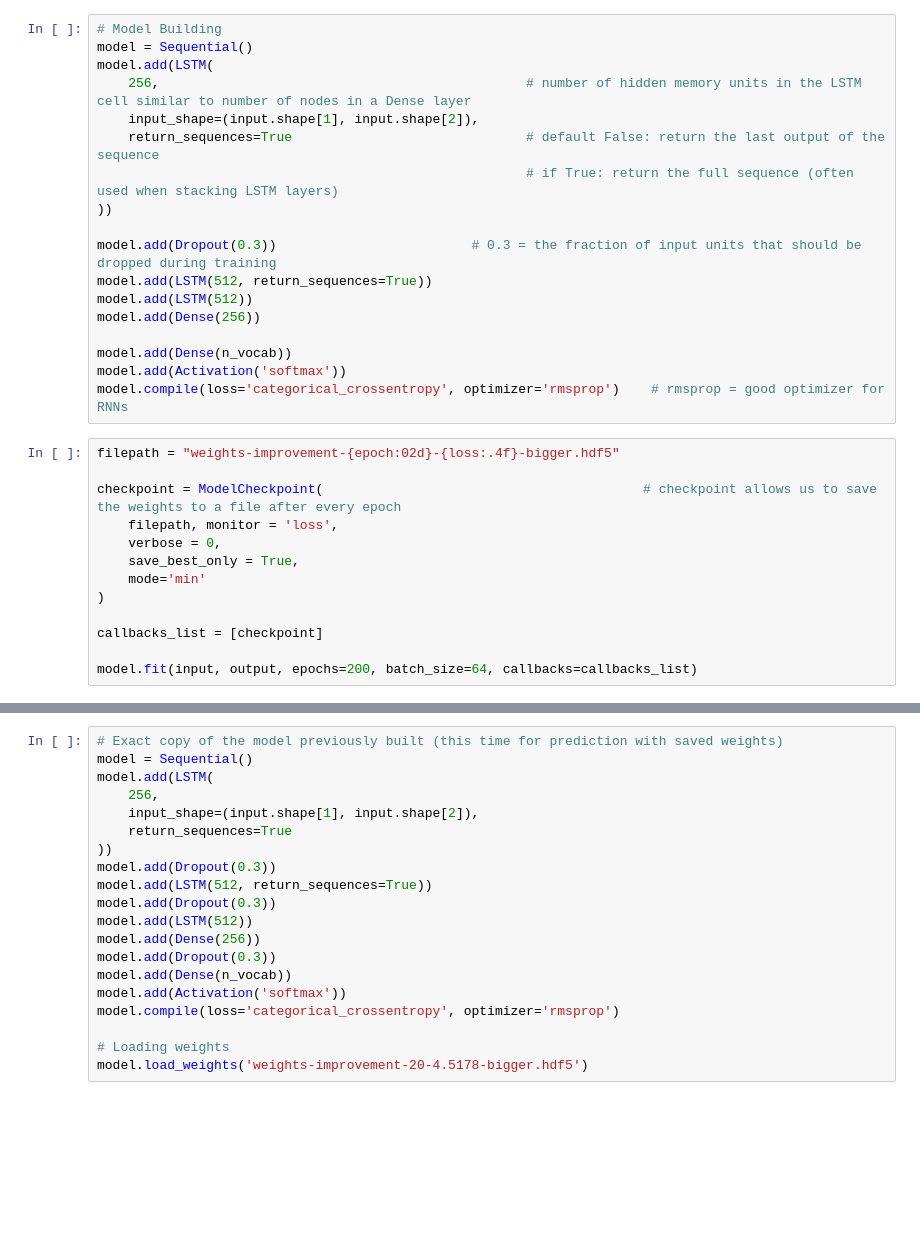
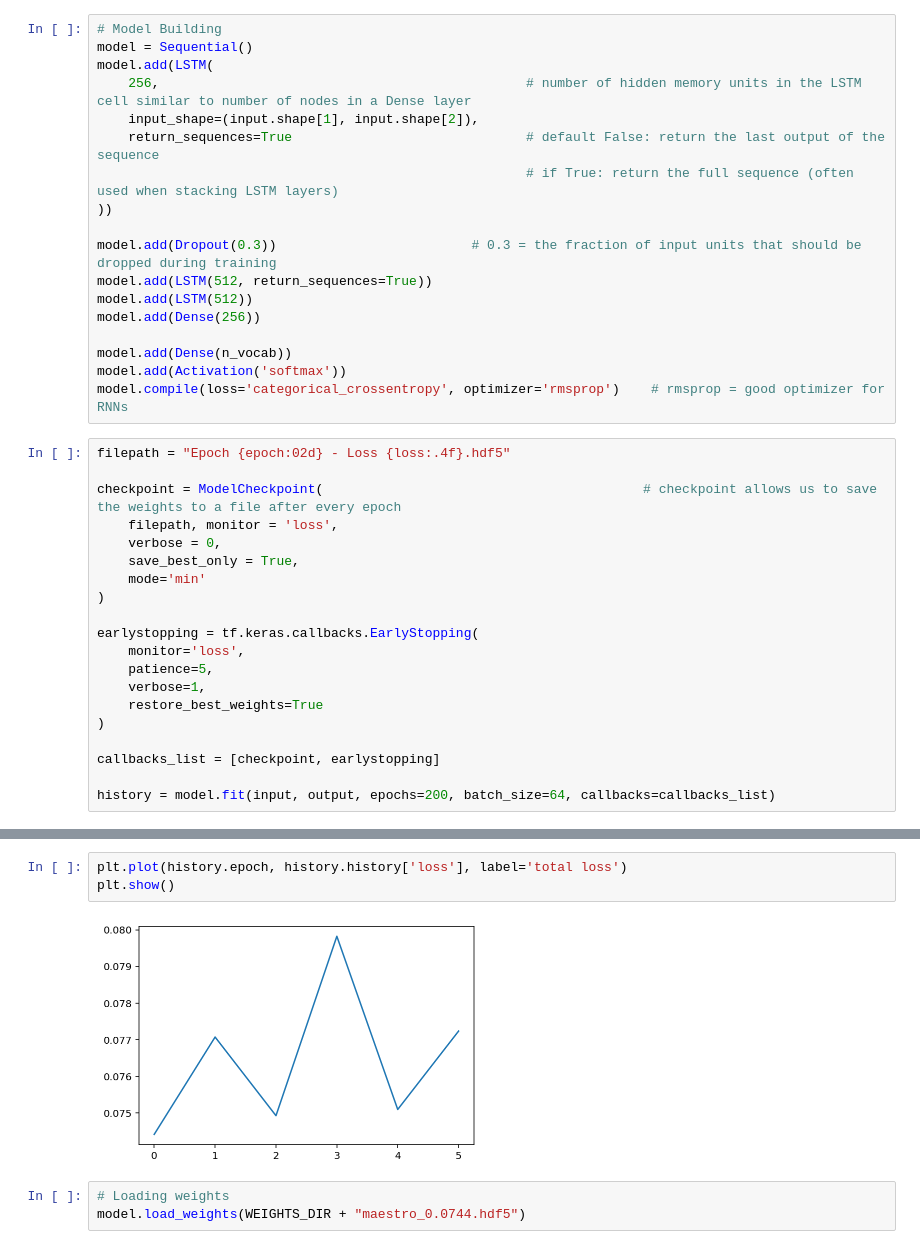
Before and after one commit to AlexanderParwar/sm-caltech-stem-machine-learning, a Jupyter notebook: model.ipynb, the cells around one changed output, grey strips where cells are left out. Saved outputs shown, nothing was run; the diff lists cells and outputs as text; blank space fills up the shorter version.

Commit message:
optimized model

```diff
--- a/model.ipynb
+++ b/model.ipynb
@@ -175,7 +177,7 @@ model.add(Dense(n_vocab))
 model.add(Activation('softmax'))
 model.compile(loss='categorical_crossentropy', optimizer='rmsprop')    # rmsprop = good optimizer for RNNs
 # %%
-filepath = "weights-improvement-{epoch:02d}-{loss:.4f}-bigger.hdf5"
+filepath = "Epoch {epoch:02d} - Loss {loss:.4f}.hdf5"
 
 checkpoint = ModelCheckpoint(                                         # checkpoint allows us to save the weights to a file after every epoch
     filepath, monitor = 'loss',
@@ -184,8 +186,15 @@ checkpoint = ModelCheckpoint(                                         # checkpoi
     mode='min'
 )
 
-callbacks_list = [checkpoint]
+earlystopping = tf.keras.callbacks.EarlyStopping(
+    monitor='loss',
+    patience=5,
+    verbose=1,
+    restore_best_weights=True
+)
 
-model.fit(input, output, epochs=200, batch_size=64, callbacks=callbacks_list)
+callbacks_list = [checkpoint, earlystopping]
+
+history = model.fit(input, output, epochs=200, batch_size=64, callbacks=callbacks_list)
 # %% [output]
 Epoch 1/200
@@ -209,22 +213,10 @@ KeyboardInterrupt: ignored
-# %%
-# Exact copy of the model previously built (this time for prediction with saved weights)
-model = Sequential()
-model.add(LSTM(
-    256,
-    input_shape=(input.shape[1], input.shape[2]),
-    return_sequences=True
-))
-model.add(Dropout(0.3))
-model.add(LSTM(512, return_sequences=True))
-model.add(Dropout(0.3))
-model.add(LSTM(512))
-model.add(Dense(256))
-model.add(Dropout(0.3))
-model.add(Dense(n_vocab))
-model.add(Activation('softmax'))
-model.compile(loss='categorical_crossentropy', optimizer='rmsprop')
-
-# Loading weights
-model.load_weights('weights-improvement-20-4.5178-bigger.hdf5')
+# %%
+plt.plot(history.epoch, history.history['loss'], label='total loss')
+plt.show()
+# %% [output]
+[figure, added]
+# %%
+# Loading weights
+model.load_weights(WEIGHTS_DIR + "maestro_0.0744.hdf5")
 # %%
 # Predicting and Generating
```
Also changed, not shown: parts of 8 cells of this notebook.
